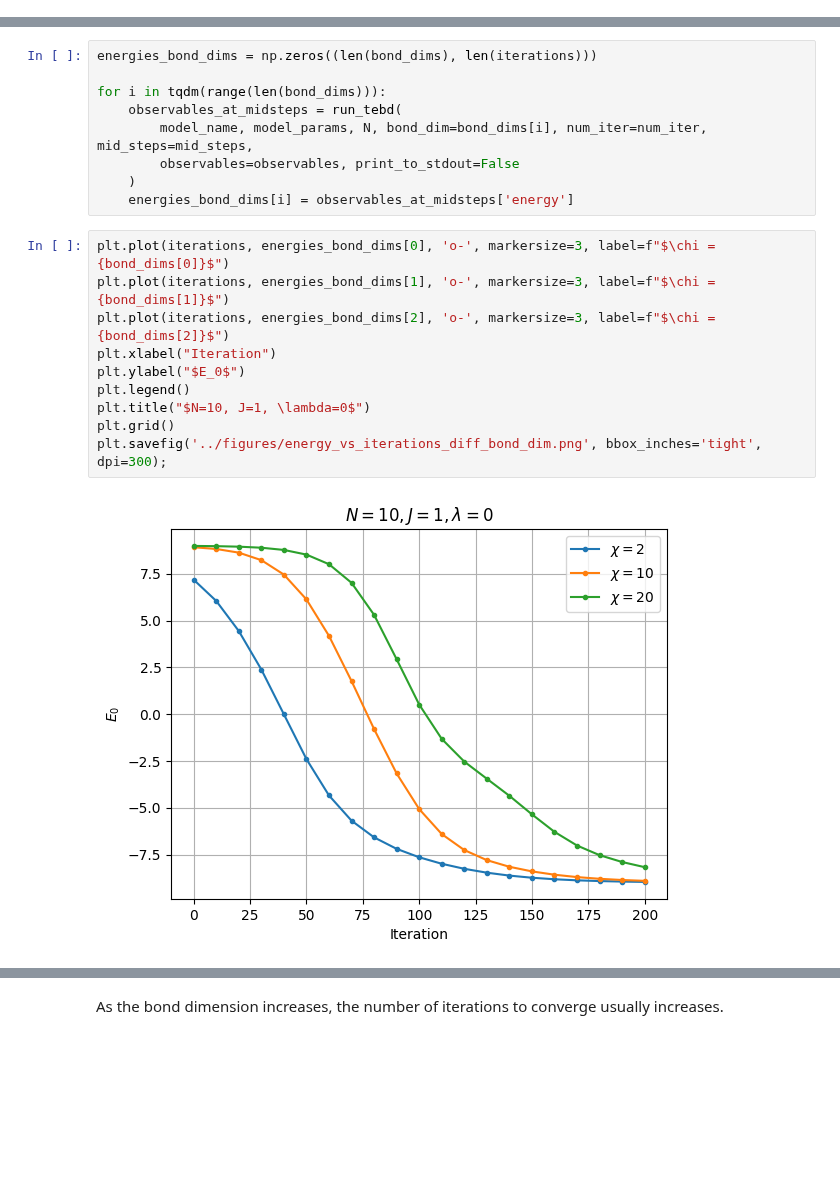
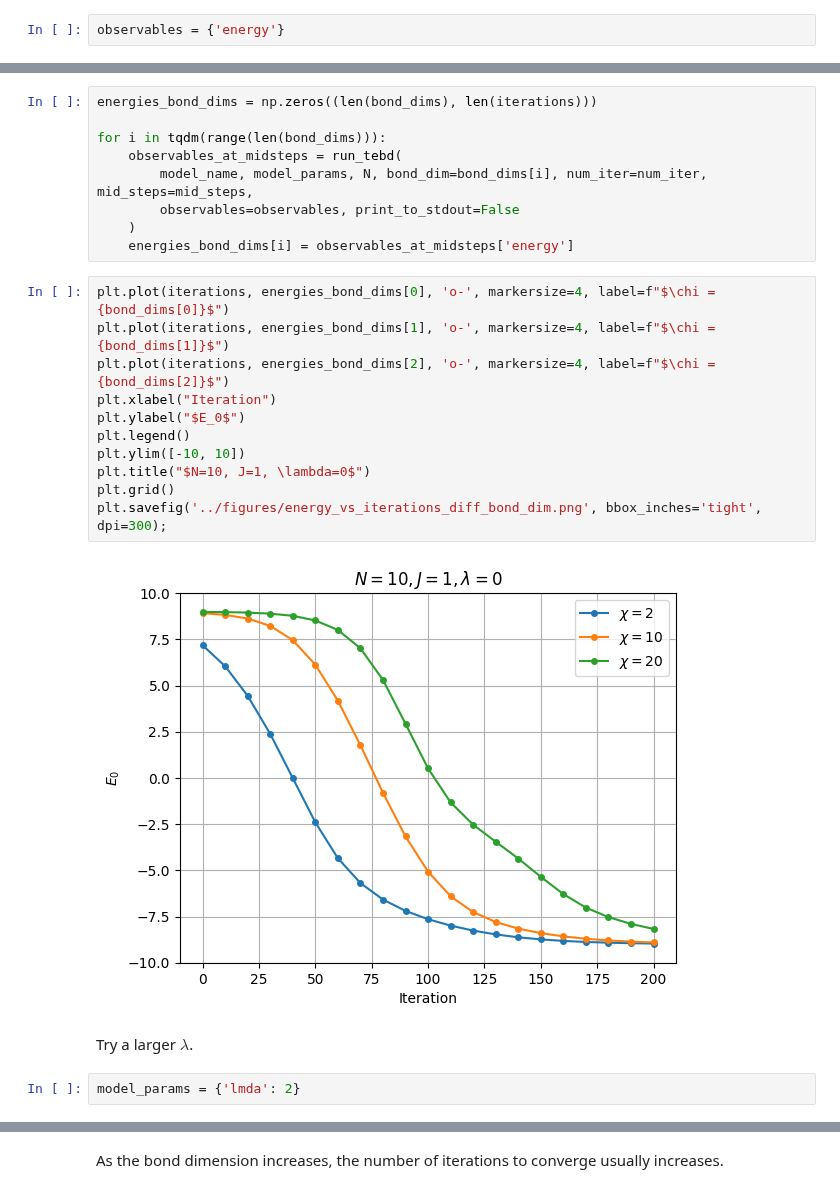
Before and after one commit to jchryssanthacopoulos/quantum_information, a Jupyter notebook: final_project/notebooks/ising_analysis.ipynb, the cells around one changed output, grey strips where cells are left out. Drawn from its saved outputs; the diff is of its cells as text; blank space fills up the shorter version.

Commit message:
Update figures and presentation

```diff
--- a/final_project/notebooks/ising_analysis.ipynb
+++ b/final_project/notebooks/ising_analysis.ipynb
@@ -185,6 +185,8 @@ d = 2
 N = 10
 # %%
 model_params = {}
+# %%
+observables = {'energy'}
 # %%
 num_iter = 210
 mid_steps = 10
@@ -202,14 +204,19 @@ for i in tqdm(range(len(bond_dims))):
     )
     energies_bond_dims[i] = observables_at_midsteps['energy']
 # %%
-plt.plot(iterations, energies_bond_dims[0], 'o-', markersize=3, label=f"$\chi = {bond_dims[0]}$")
-plt.plot(iterations, energies_bond_dims[1], 'o-', markersize=3, label=f"$\chi = {bond_dims[1]}$")
-plt.plot(iterations, energies_bond_dims[2], 'o-', markersize=3, label=f"$\chi = {bond_dims[2]}$")
+plt.plot(iterations, energies_bond_dims[0], 'o-', markersize=4, label=f"$\chi = {bond_dims[0]}$")
+plt.plot(iterations, energies_bond_dims[1], 'o-', markersize=4, label=f"$\chi = {bond_dims[1]}$")
+plt.plot(iterations, energies_bond_dims[2], 'o-', markersize=4, label=f"$\chi = {bond_dims[2]}$")
 plt.xlabel("Iteration")
 plt.ylabel("$E_0$")
 plt.legend()
+plt.ylim([-10, 10])
 plt.title("$N=10, J=1, \lambda=0$")
 plt.grid()
 plt.savefig('../figures/energy_vs_iterations_diff_bond_dim.png', bbox_inches='tight', dpi=300);
 # %% [output]
-[figure, old version]
+[figure, new version]
+# %% [markdown]
+Try a larger $\lambda$.
+# %%
+model_params = {'lmda': 2}
```
Also changed, not shown: parts of 17 cells of this notebook, 4 other files.
